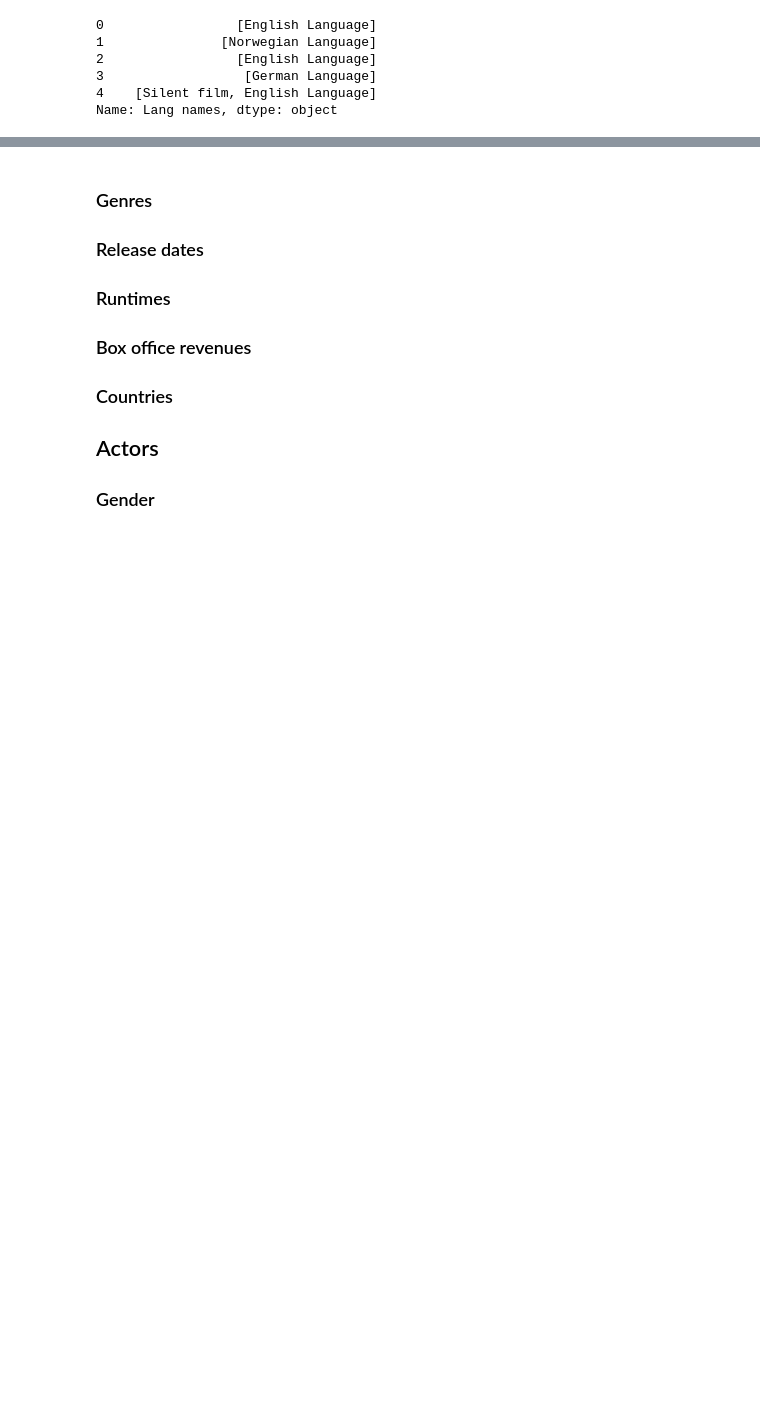
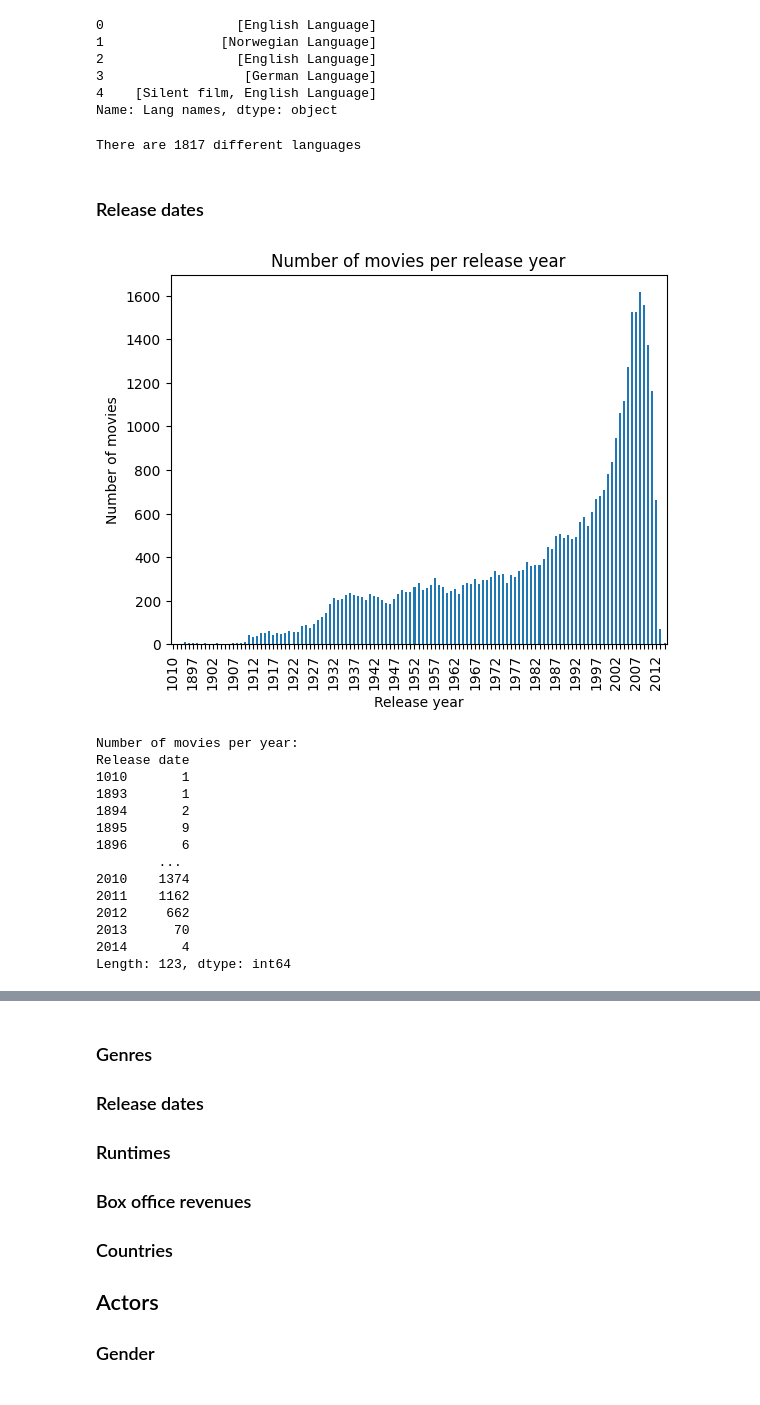
Before and after one commit to epfl-ada/ada-2024-project-databand, a Jupyter notebook: data_overview.ipynb, the cells around one changed output, grey strips where cells are left out. Saved outputs shown, nothing was run; the diff lists cells and outputs as text; code cells hidden in the pictures; blank space fills up the shorter version.

```diff
--- a/data_overview.ipynb
+++ b/data_overview.ipynb
@@ -72,0 +135,49 @@ Name: Lang names, dtype: object
+# %%
+print('There are {} different languages'.format(len(df_movies["Lang names"].unique())))
+# %% [output]
+There are 1817 different languages
+# %% [markdown]
+### Release dates
+# %%
+def extract_year(date_string):
+    # Find all 4-digit numbers in the string
+    years = re.findall(r'\b\d{4}\b', str(date_string))
+    # Return the first match if found, otherwise return None
+    return years[0] if years else None
+
+df_movies_summaries['Release date'] = df_movies_summaries['Release date'].apply(extract_year)
+df_movies_summaries.groupby('Release date').size().plot(kind='bar')
+# Get current axis
+ax = plt.gca()
+
+# Show only every 10th tick
+n = 5  # Show ticks every n years
+ticks = ax.xaxis.get_ticklabels()
+for i, tick in enumerate(ticks):
+    if i % n != 0:
+        tick.set_visible(False)
+
+plt.title('Number of movies per release year')
+plt.xlabel('Release year')
+plt.ylabel('Number of movies')
+
+
+plt.show()
+print("\nNumber of movies per year:")
+print(df_movies_summaries.groupby('Release date').size())
+# %% [output]
+[figure, added]
+Number of movies per year:
+Release date
+1010       1
+1893       1
+1894       2
+1895       9
+1896       6
+        ...
+2010    1374
+2011    1162
+2012     662
+2013      70
+2014       4
+Length: 123, dtype: int64
```
Also changed, not shown: parts of 15 cells of this notebook, 1 other file.
